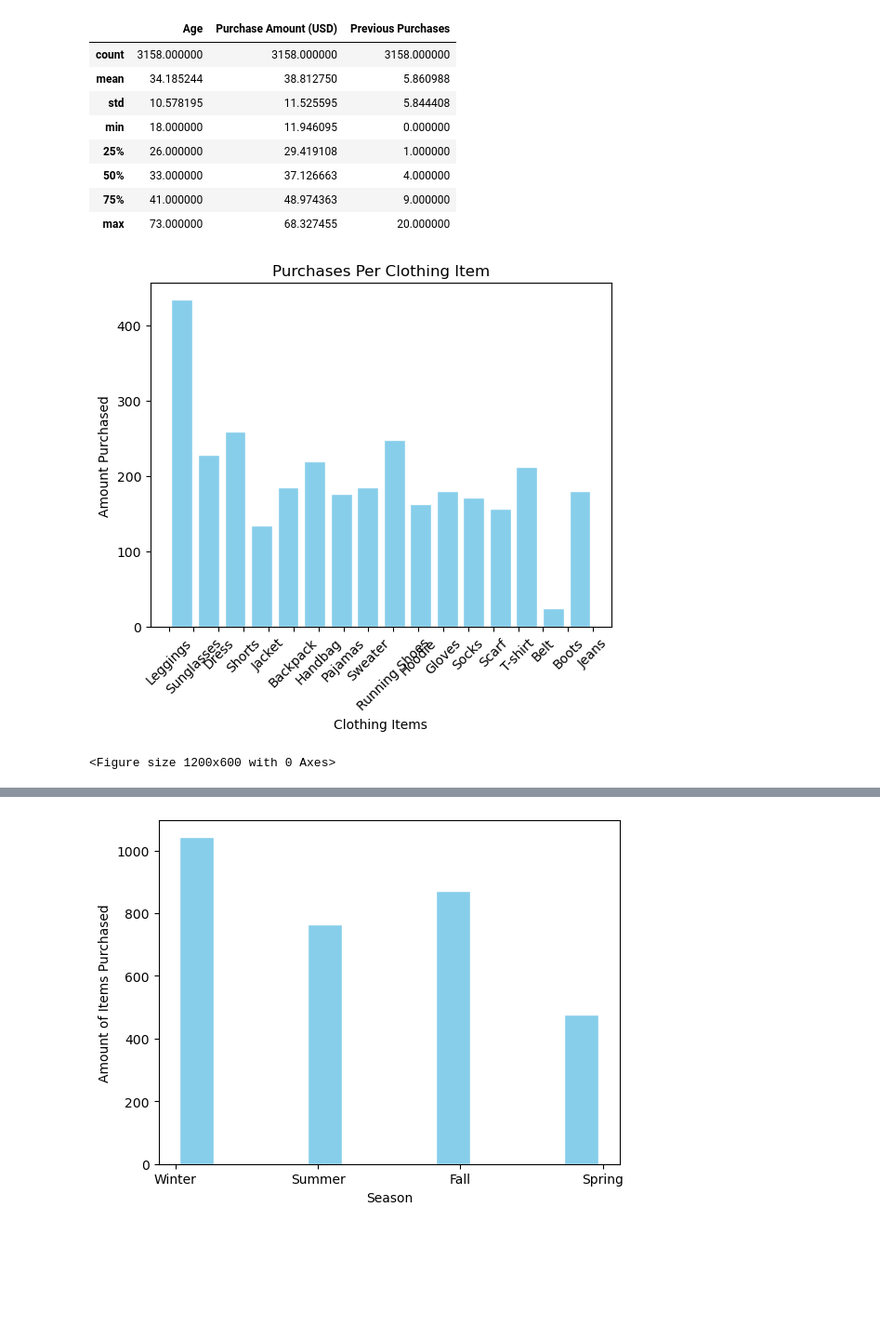
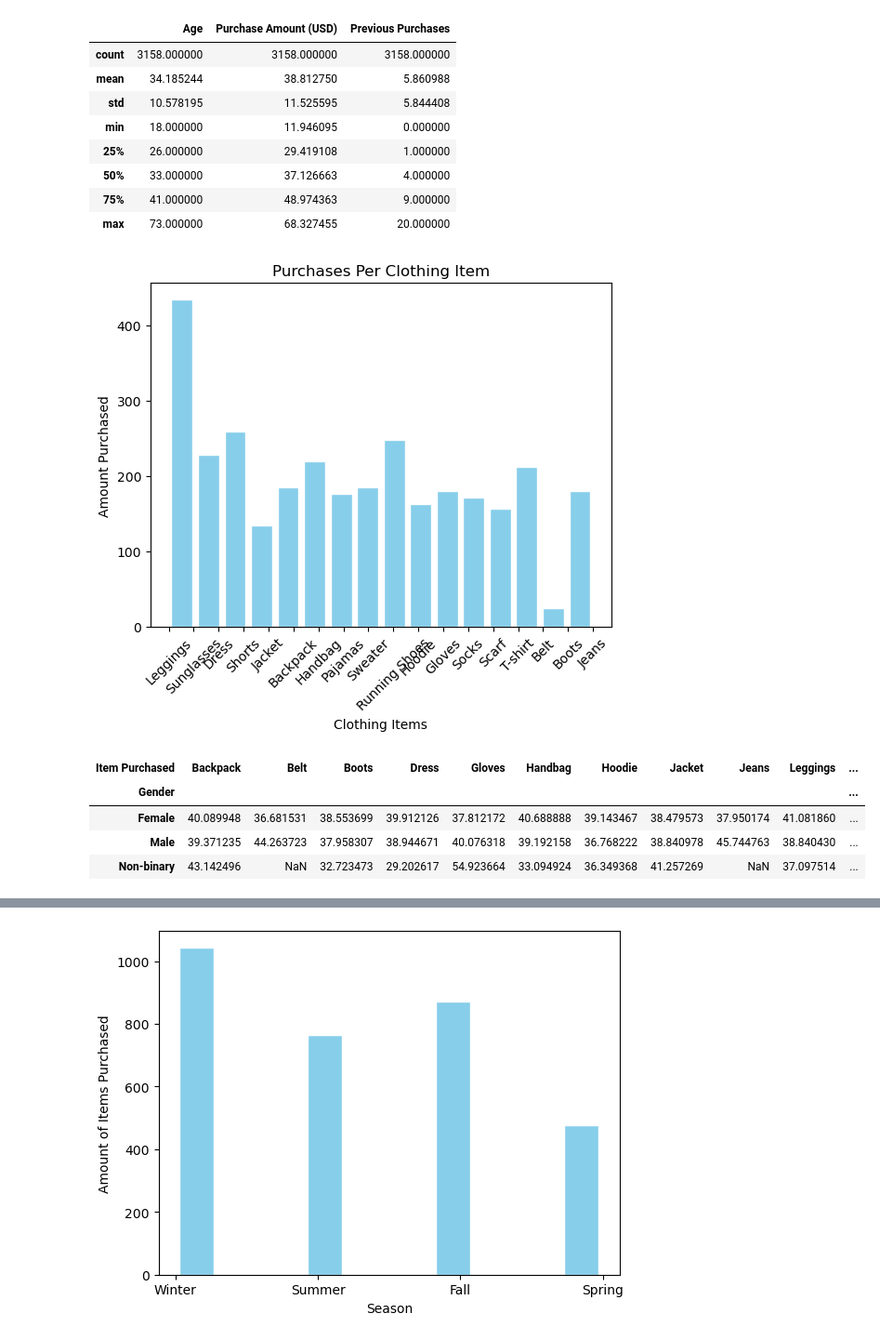
Before and after one commit to snalepa11/shopping-behavior-, a Jupyter notebook: explore.ipynb, the cells around one changed output, grey strips where cells are left out. Shown at 93% size. Drawn from its saved outputs; the diff is of its cells as text; code cells hidden in the pictures; blank space fills up the shorter version.

```diff
--- a/explore.ipynb
+++ b/explore.ipynb
@@ -66,8 +66,15 @@ plt.title('Purchases Per Clothing Item')
 plt.xlabel('Clothing Items')
 plt.xticks(rotation=45)
 plt.ylabel('Amount Purchased')
-plt.figure(figsize=(12, 6))
+# plt.figure(figsize=(12, 6))
 plt.show()
 # %% [output]
 [figure]
-<Figure size 1200x600 with 0 Axes>
+# %%
+data.pivot_table(values= 'Purchase Amount (USD)', index = 'Gender', columns='Item Purchased', aggfunc='mean')
+# %% [output]
+| Item Purchased | Backpack | Belt | Boots | Dress | Gloves | Handbag | Hoodie | Jacket | Jeans | Leggings | ... |
+| Gender |  |  |  |  |  |  |  |  |  |  | ... |
+| Female | 40.089948 | 36.681531 | 38.553699 | 39.912126 | 37.812172 | 40.688888 | 39.143467 | 38.479573 | 37.950174 | 41.081860 | ... |
+| Male | 39.371235 | 44.263723 | 37.958307 | 38.944671 | 40.076318 | 39.192158 | 36.768222 | 38.840978 | 45.744763 | 38.840430 | ... |
+| Non-binary | 43.142496 | NaN | 32.723473 | 29.202617 | 54.923664 | 33.094924 | 36.349368 | 41.257269 | NaN | 37.097514 | ... |
```
Also changed, not shown: parts of 4 cells of this notebook.
